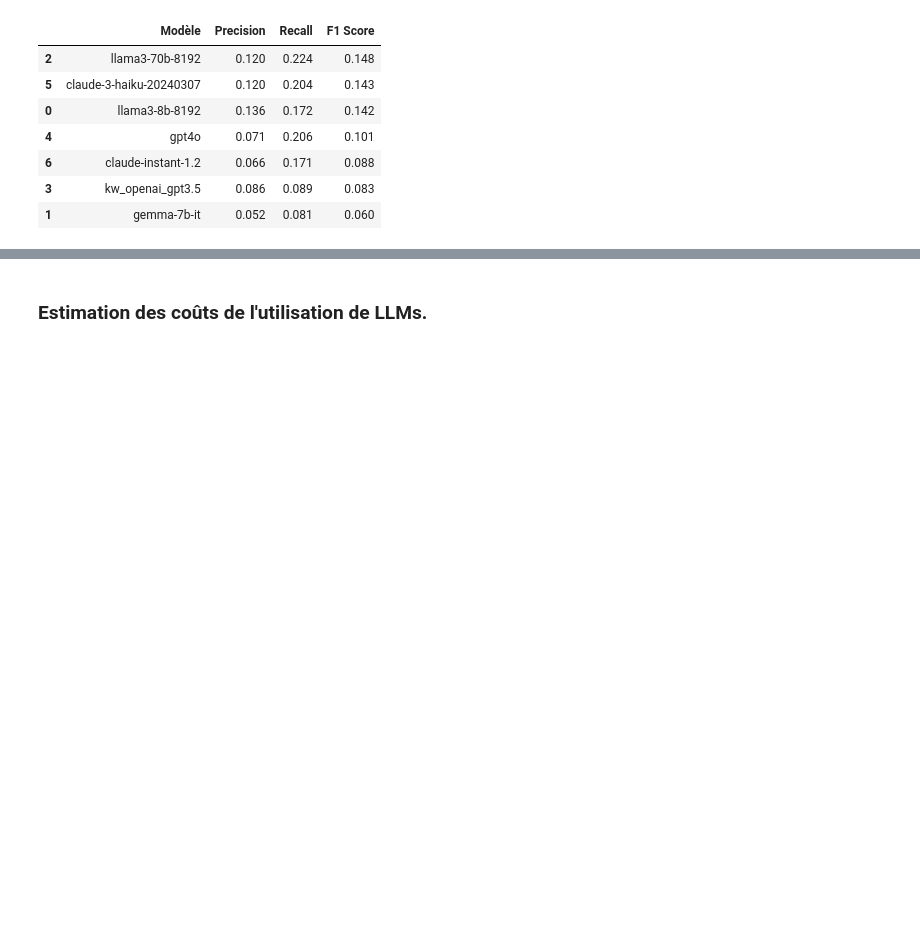
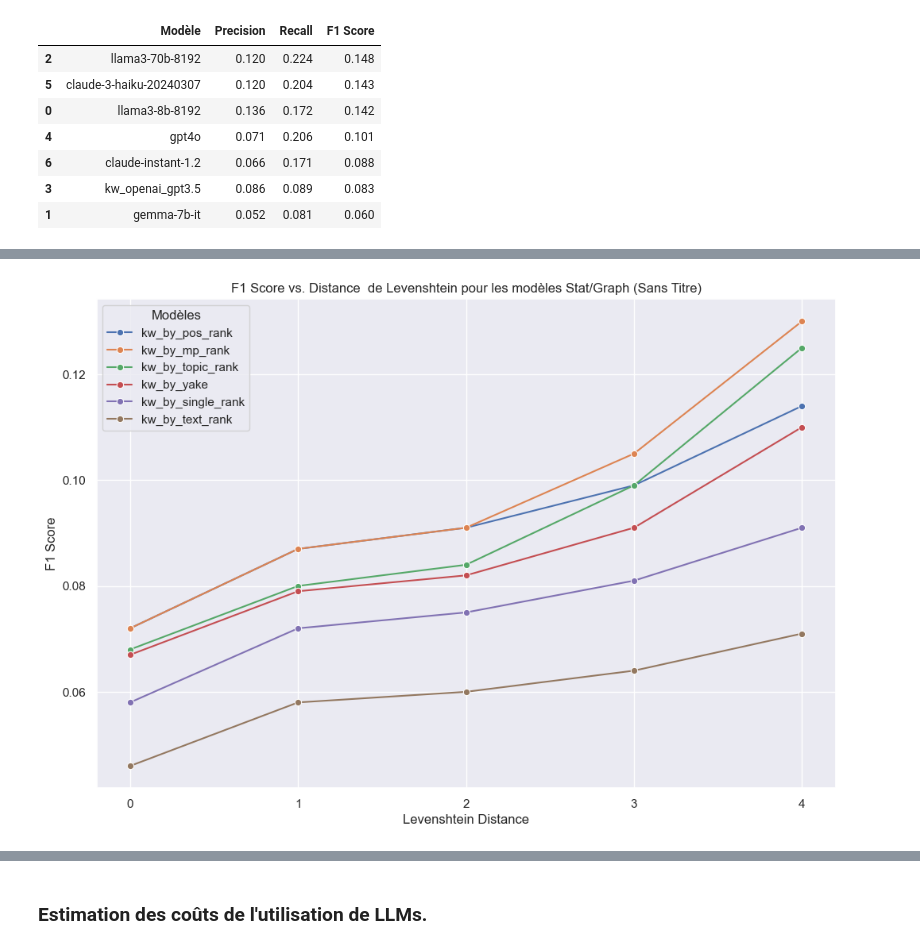
Before and after one commit to nacefbm/keywords_2024, a Jupyter notebook: TER_Keyword_Extraction_sur_BDD_HAL.ipynb, the cells around one changed output, grey strips where cells are left out. Saved outputs shown, nothing was run; the diff lists cells and outputs as text; code cells hidden in the pictures; blank space fills up the shorter version.

```diff
--- a/TER_Keyword_Extraction_sur_BDD_HAL.ipynb
+++ b/TER_Keyword_Extraction_sur_BDD_HAL.ipynb
@@ -1483,0 +1564,13 @@ LLM without title
+# %%
+# Précisez ici la distance maximale :
+max_distance = 1
+
+df_stat_titre = pl.read_parquet("df_stat_titre.parquet")
+df_stat = pl.read_parquet("df_stat.parquet")
+
+score_graph_fuzz = compute_mean_f1_scores_fuzz(df_stat, df_stat.columns[4:], max_distance)
+score_graph_title_fuzz = compute_mean_f1_scores_fuzz(df_stat_titre, df_stat_titre.columns[4:], max_distance)
+
+display_side_by_side([score_graph_title, score_graph], ['Graph / Stat with title', 'Graph / Stat Without title'])
+
+display_side_by_side([score_graph_title_fuzz, score_graph_fuzz], [f'Graph / Stat with title Lev distance :{max_distance} ', f'Graph / Stat without title  Lev distance :{max_distance}'])
@@ -1483,0 +1610,30 @@ LLM without title
+# %%
+df_lev0 = compute_mean_f1_scores_fuzz(df_stat, df_stat.columns[4:], max_distance = 0)
+df_lev0['Distance Lev'] = 0
+
+df_lev1 = compute_mean_f1_scores_fuzz(df_stat, df_stat.columns[4:], max_distance = 1)
+df_lev1['Distance Lev'] = 1
+
+df_lev2 = compute_mean_f1_scores_fuzz(df_stat, df_stat.columns[4:], max_distance = 2)
+df_lev2['Distance Lev'] = 2
+
+df_lev3 = compute_mean_f1_scores_fuzz(df_stat, df_stat.columns[4:], max_distance = 3)
+df_lev3['Distance Lev'] = 3
+
+df_lev4 = compute_mean_f1_scores_fuzz(df_stat, df_stat.columns[4:], max_distance = 4)
+df_lev4['Distance Lev'] = 4
+
+df_combined = pd.concat([df_lev0, df_lev1, df_lev2, df_lev3, df_lev4])
+
+plt.figure(figsize=(12, 8))
+sns.lineplot(data=df_combined, x='Distance Lev', y='F1 Score', hue='Modèle', marker='o')
+plt.xticks([0, 1, 2, 3, 4])
+
+plt.legend(title='Model', bbox_to_anchor=(1.05, 1), loc='upper left')
+plt.title('F1 Score vs. Distance  de Levenshtein pour les modèles Stat/Graph (Sans Titre)')
+plt.xlabel('Levenshtein Distance')
+plt.ylabel('F1 Score')
+plt.legend(title='Modèles')
+plt.show()
+# %% [output]
+[figure, added]
```
Also changed, not shown: parts of 30 cells of this notebook.
